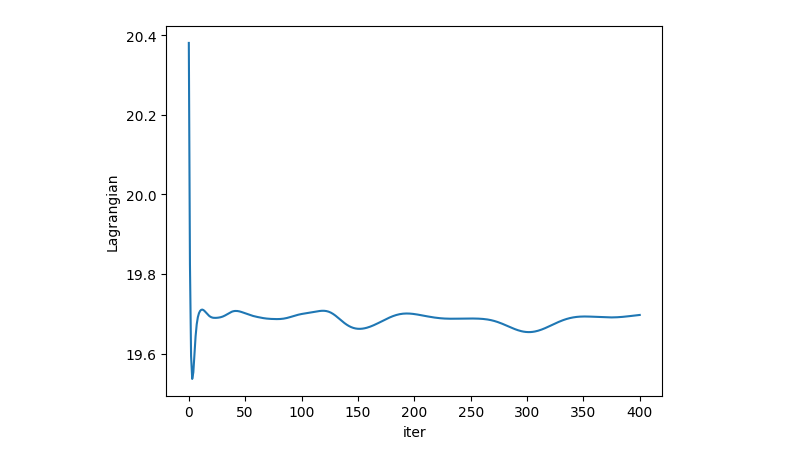
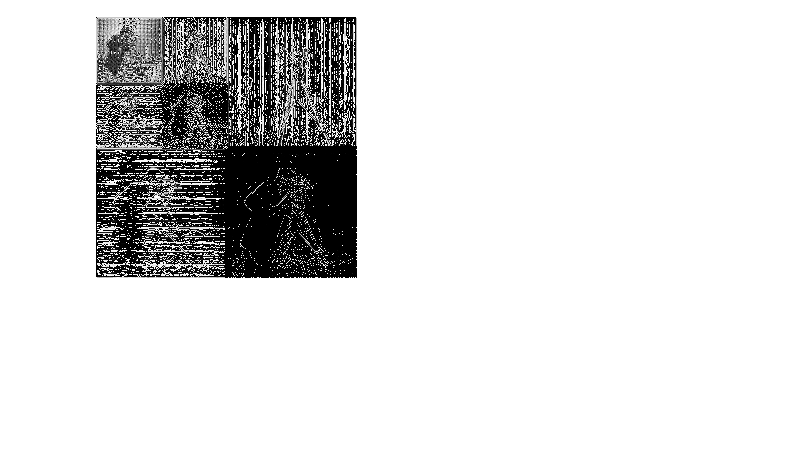
Before and after one commit to VictorCilleros/Image_Restoration_SDI, a Jupyter notebook: src/test.ipynb, the cells around one changed output. Cells and saved outputs as stored; diff of their text form; code cells hidden in the pictures; blank space fills up the shorter version.

```diff
--- a/src/test.ipynb
+++ b/src/test.ipynb
@@ -51,7 +41,4 @@ algo.plot_convergence_iter
-# %%
-plt.plot(np.arange(0, iter+1, 1), tabLagran)
-plt.xlabel('iter')
-plt.ylabel('Lagrangian')
-plt.show()
-# %% [output]
-[figure, removed]
+# %%
+Image.fromarray(np.uint8(algo.wavelet_transform(X_)[0]*255))
+# %% [output]
+[figure, added]
```
Also changed, not shown: parts of 11 cells of this notebook, 3 other files.
